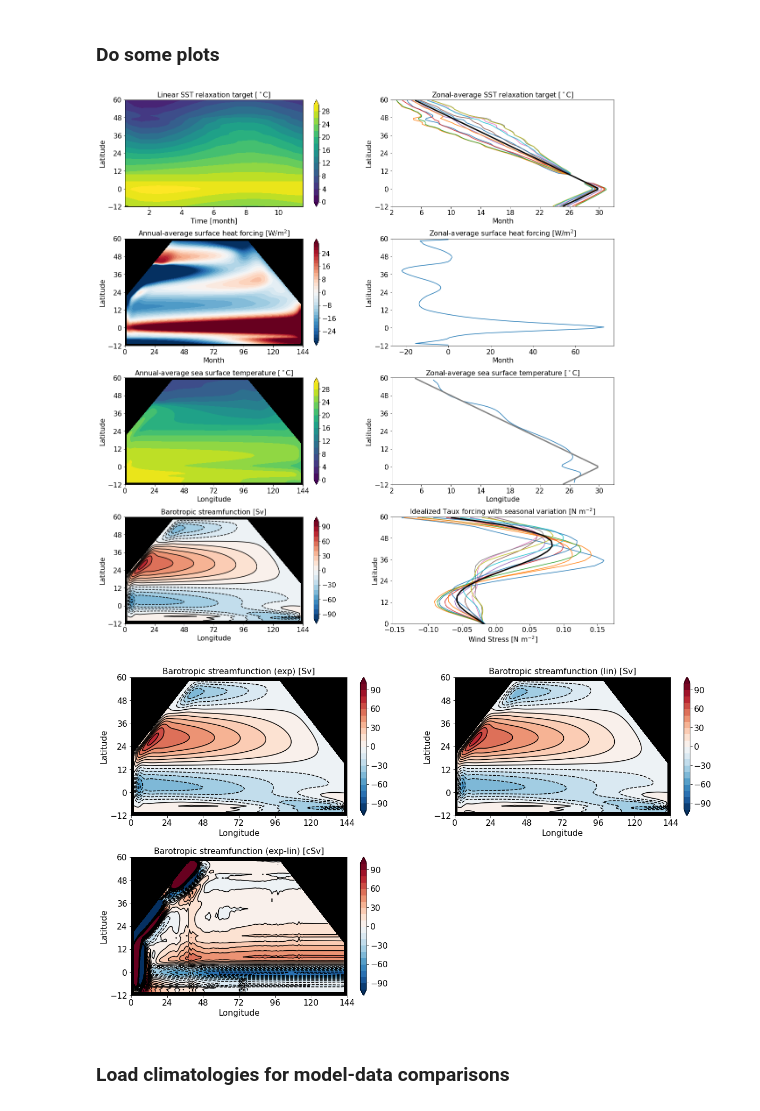
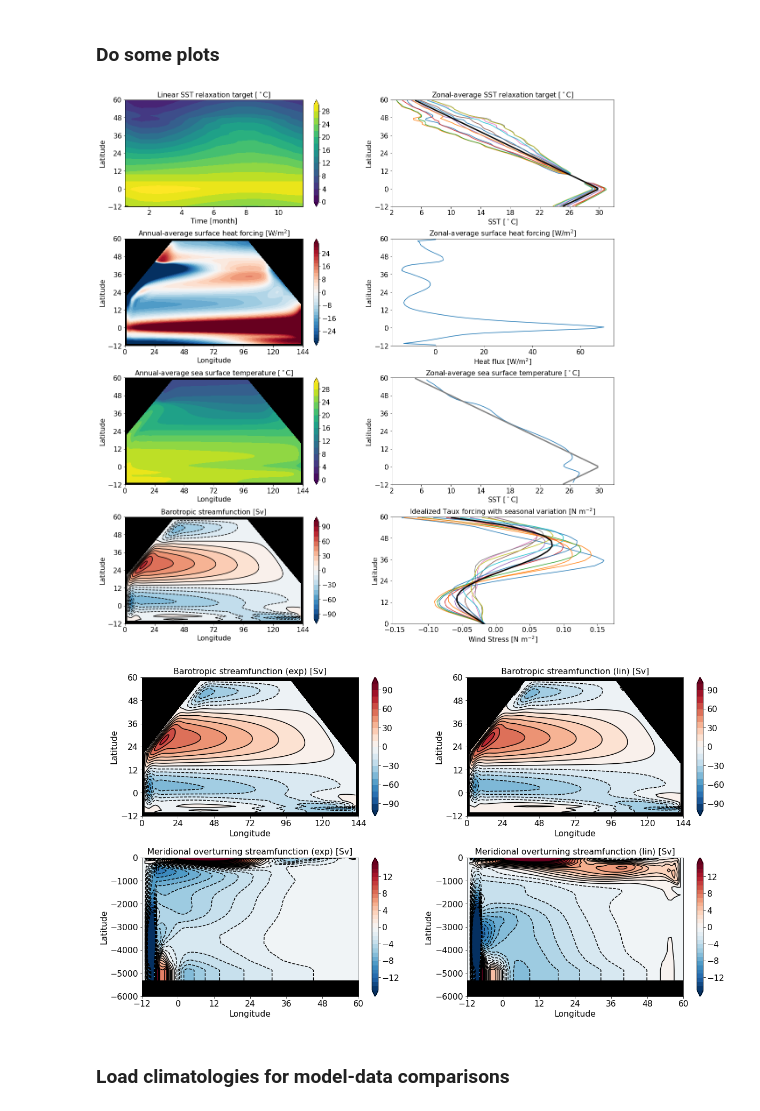
Before and after one commit to seamanticscience/Box_model, a Jupyter notebook: Pacific_Basin_Analysis.ipynb, the cells around one changed output. Saved outputs shown, nothing was run; the diff lists cells and outputs as text; code cells hidden in the pictures.

```diff
--- a/Pacific_Basin_Analysis.ipynb
+++ b/Pacific_Basin_Analysis.ipynb
@@ -153,9 +209,9 @@ vbaro=(  ocediag['VRES'] * np.cos(grid_exp.coords['YG']*(np.pi/180)) * grid_exp.
 baro =( ubaro+vbaro)
 
 # Calculate barotropic streamfunction for linear slope to show the gyres
-locediag     = mitgcm_tools.open_ncfile(model_dir+lindir+'oceDiag.20201103.glob.nc',
+locediag     = mitgcm_tools.open_ncfile(sorted(gb.glob(model_dir+lindir+'oceDiag.*.nc'))[-1],
                                        strange_axes={'Zmd000060':'ZC','Zld000060':'ZL'},grid=grid_exp,chunking={'T':40})
-lgmdiag      = mitgcm_tools.open_ncfile(model_dir+lindir+'gmDiag.20201103.glob.nc',
+lgmdiag      = mitgcm_tools.open_ncfile(sorted(gb.glob(model_dir+lindir+'gmDiag.*.nc'))[-1],
                                        strange_axes={'Zmd000060':'ZC','Zld000060':'ZL'},grid=grid_exp,chunking={'T':40})
 
 lgmdiag['GM_UVEL']=(lgmdiag.GM_PsiX.differentiate('ZL').interp(ZL=grid_lin.ZC)*-1)
@@ -182,26 +263,26 @@ f2, f2ax = plt.subplots(figsize=(20,22),ncols=2,nrows=4)
 f2cb =f2ax.copy()
 f2cax=f2ax.copy()
 
-f2cax[0,0]=f2ax[0,0].contourf(forcing_fields.time,forcing_fields.YC,forcing_fields.sst_relax.mean('XC').T,
+f2cax[0,0]=f2ax[0,0].contourf(forcing.time,forcing.YC,forcing.sst_relax.mean('XC').T,
                         levels=np.arange(0,32,2),extend='both',cmap='viridis')
 f2cb[0,0]=plt.colorbar(f2cax[0,0],ax=f2ax[0,0])
 f2ax[0,0].set(ylim=(-12,60),yticks=np.arange(-12,72,12),
               title='Linear SST relaxation target [$^\circ$C]',
               xlabel='Time [month]',ylabel='Latitude',facecolor='black')
-f2ax[0,1].plot(forcing_fields.sst_relax.mean('XC').T,np.tile(forcing_fields.YC,[12,1]).T)
-f2ax[0,1].plot(forcing_fields.sst_relax.mean({'XC','time'}).T,forcing_fields.YC,color='black',linewidth=3)
+f2ax[0,1].plot(forcing.sst_relax.mean('XC').T,np.tile(forcing.YC,[12,1]).T)
+f2ax[0,1].plot(forcing.sst_relax.mean({'XC','time'}).T,forcing.YC,color='black',linewidth=3)
 f2ax[0,1].set(ylim=(-12,60),yticks=np.arange(-12,72,12),xlim=(2,32),xticks=np.arange(2,34,4),
               title='Zonal-average SST relaxation target [$^\circ$C]',
-              xlabel='Month',ylabel='Latitude')
+              xlabel='SST [$^\circ$C]',ylabel='Latitude')
 f2cax[1,0]=f2ax[1,0].contourf(grid_exp.lonc,grid_exp.latc,oce_surfdiag.TFLUX.isel(T=-1).T*grid_exp.cmask.isel(ZC=0),
                           levels=np.arange(-30,32,2),cmap='RdBu_r',extend='both')
 f2cb[1,0]=plt.colorbar(f2cax[1,0],ax=f2ax[1,0])
 f2ax[1,0].set(ylim=(-12,60),yticks=np.arange(-12,72,12),xlim=(0,144),xticks=np.arange(0,168,24),
               title='Annual-average surface heat forcing [W/m$^2$]',
-              xlabel='Month',ylabel='Latitude',facecolor='black')
+              xlabel='Longitude',ylabel='Latitude',facecolor='black')
 f2ax[1,1].plot(oce_surfdiag.TFLUX.isel(T=-1).mean('XC'),grid_exp.latc.mean('XC'))
 f2ax[1,1].set(ylim=(-12,60),yticks=np.arange(-12,72,12),
-            title='Zonal-average surface heat forcing [W/m$^2$]',xlabel='Month',ylabel='Latitude')
+            title='Zonal-average surface heat forcing [W/m$^2$]',xlabel='Heat flux [W/m$^2$]',ylabel='Latitude')
 f2cax[2,0]=f2ax[2,0].contourf(grid_exp.lonc,grid_exp.latc,ocediag.THETA.isel(T=-1,ZC=0).T*grid_exp.cmask.isel(ZC=0),
                           levels=np.arange(0,32,2),extend='both',cmap='viridis')
 f2cb[2,0]=plt.colorbar(f2cax[2,0],ax=f2ax[2,0])
@@ -209,9 +290,9 @@ f2ax[2,0].set(ylim=(-12,60),yticks=np.arange(-12,72,12),xlim=(0,144),xticks=np.a
               title='Annual-average sea surface temperature [$^\circ$C]',
               xlabel='Longitude',ylabel='Latitude',facecolor='black')
 f2ax[2,1].plot((ocediag.THETA.isel(T=-1)*grid_exp.cmask).isel(ZC=0).mean('XC'),grid_exp.latc.mean('XC'))
-f2ax[2,1].plot(forcing_fields.sst_relax.mean({'XC','time'}).T,forcing_fields.YC,color='grey',linewidth=3)
+f2ax[2,1].plot(forcing.sst_relax.mean({'XC','time'}).T,forcing.YC,color='grey',linewidth=3)
 f2ax[2,1].set(ylim=(-12,60),yticks=np.arange(-12,72,12),xlim=(2,32),xticks=np.arange(2,34,4),
-            title='Zonal-average sea surface temperature [$^\circ$C]',xlabel='Longitude',ylabel='Latitude')
+            title='Zonal-average sea surface temperature [$^\circ$C]',xlabel='SST [$^\circ$C]',ylabel='Latitude')
 f2cax[3,0]=f2ax[3,0].contourf(grid_exp.XG,grid_exp.YG,(baro.isel(T=-1)/1e6),
                    levels=np.arange(-100,110,10),extend='both',cmap='RdBu_r')
 f2cb[3,0]=plt.colorbar(f2cax[3,0],ax=f2ax[3,0])
@@ -220,55 +301,57 @@ f2ax[3,0].set(ylim=(-12,60),yticks=np.arange(-12,72,12),xlim=(0,144),xticks=np.a
               xlabel='Longitude',ylabel='Latitude',facecolor='black')
 f2ax[3,0].contour(grid_exp.XG,grid_exp.YG,(baro.isel(T=-1)/1e6),
                   levels=np.arange(-100,110,10),colors='black')
-f2ax[3,1].plot(forcing_fields.taux.mean('XC').T,np.tile(forcing_fields.YC,[12,1]).T)
-f2ax[3,1].plot(forcing_fields.taux.mean({'XC','time'}).T,forcing_fields.YC,color='black',linewidth=3)
+f2ax[3,1].plot(forcing.taux.mean('XC').T,np.tile(forcing.YC,[12,1]).T)
+f2ax[3,1].plot(forcing.taux.mean({'XC','time'}).T,forcing.YC,color='black',linewidth=3)
 f2ax[3,1].set(ylim=(0,60),yticks=np.arange(0,72,12),
             title='Idealized Taux forcing with seasonal variation [N m$^{-2}$]',xlabel='Wind Stress [N m$^{-2}$]',ylabel='Latitude')
 # Can adjust the subplot size
 plt.subplots_adjust(hspace=0.3)
 plt.show()
-f2.savefig('/home/jml1/inp_phys.pdf',facecolor=f2.get_facecolor(), edgecolor='none',bbox_inches='tight')
+f2.savefig('/home/jml1/Jupyter_Notebooks/inp_phys.pdf',facecolor=f2.get_facecolor(), edgecolor='none',bbox_inches='tight')
 # %% [output]
-[figure, old version]
+[figure, new version]
 # %%
 f2a, f2aax = plt.subplots(figsize=(20,11),ncols=2,nrows=2)
 f2acb =f2aax.copy()
 f2acax=f2aax.copy()
-
-f2acax[0,0]=f2aax[0,0].contourf(grid_exp.XG,grid_exp.YG,(baro.isel(T=-1)/1e6),
+time=-1
+f2acax[0,0]=f2aax[0,0].contourf(grid_exp.XG,grid_exp.YG,(baro.isel(T=time)/1e6),
                    levels=np.arange(-100,110,10),extend='both',cmap='RdBu_r')
 f2acb[0,0]=plt.colorbar(f2acax[0,0],ax=f2aax[0,0])
-f2aax[0,0].contour(grid_exp.XG,grid_exp.YG,(baro.isel(T=-1)/1e6),
+f2aax[0,0].contour(grid_exp.XG,grid_exp.YG,(baro.isel(T=time)/1e6),
                   levels=np.arange(-100,110,10),colors='black')
 f2aax[0,0].set(ylim=(-12,60),yticks=np.arange(-12,72,12),xlim=(0,144),xticks=np.arange(0,168,24),
             title='Barotropic streamfunction (exp) [Sv]',xlabel='Longitude',ylabel='Latitude')
-f2acax[0,1]=f2aax[0,1].contourf(grid_exp.XG,grid_exp.YG,(baro.isel(T=-1)/1e6),
+f2acax[0,1]=f2aax[0,1].contourf(grid_lin.XG,grid_lin.YG,(lbaro.isel(T=time)/1e6),
                    levels=np.arange(-100,110,10),extend='both',cmap='RdBu_r')
 f2acb[0,1]=plt.colorbar(f2acax[0,1],ax=f2aax[0,1])
-f2aax[0,1].contour(grid_lin.XG,grid_lin.YG,(lbaro.isel(T=-1)/1e6),
+f2aax[0,1].contour(grid_lin.XG,grid_lin.YG,(lbaro.isel(T=time)/1e6),
                   levels=np.arange(-100,110,10),colors='black')
 f2aax[0,1].set(ylim=(-12,60),yticks=np.arange(-12,72,12),xlim=(0,144),xticks=np.arange(0,168,24),
             title='Barotropic streamfunction (lin) [Sv]',xlabel='Longitude',ylabel='Latitude')
-f2acax[1,0]=f2aax[1,0].contourf(grid_lin.XG,grid_lin.YG,((baro.isel(T=-1)-lbaro.isel(T=-1))/1e4),
-                   levels=np.arange(-100,110,10),extend='both',cmap='RdBu_r')
+f2acax[1,0]=f2aax[1,0].contourf(grid_exp.YG,grid_exp.ZC,(mres.isel(T=time)/1e6),
+                   levels=np.arange(-15,16,1),extend='both',cmap='RdBu_r')
 f2acb[1,0]=plt.colorbar(f2acax[1,0],ax=f2aax[1,0])
-f2aax[1,0].contour(grid_exp.XG,grid_exp.YG,((baro.isel(T=-1)-lbaro.isel(T=-1))/1e4),
-                  levels=np.arange(-100,110,10),colors='black')
-f2aax[1,0].set(ylim=(-12,60),yticks=np.arange(-12,72,12),xlim=(0,144),xticks=np.arange(0,168,24),
-            title='Barotropic streamfunction (exp-lin) [cSv]',xlabel='Longitude',ylabel='Latitude')
-f2aax[1,1].axes.get_xaxis().set_visible(False)
-f2aax[1,1].get_yaxis().set_visible(False)
-f2aax[1,1].set_facecolor((1,1,1,0))
-f2aax[1,1].set_axis_off()
-
+f2aax[1,0].contour(grid_exp.YG,grid_exp.ZC,(mres.isel(T=time)/1e6),
+                  levels=np.arange(-15,16,1),colors='black')
+f2aax[1,0].set(ylim=(-6000,0),yticks=np.arange(-6000,1000,1000),xlim=(-12,60),xticks=np.arange(-12,72,12),
+            title='Meridional overturning streamfunction (exp) [Sv]',xlabel='Longitude',ylabel='Latitude')
+f2acax[1,1]=f2aax[1,1].contourf(grid_lin.YG,grid_lin.ZC,(lmres.isel(T=time)/1e6),
+                   levels=np.arange(-15,16,1),extend='both',cmap='RdBu_r')
+f2acb[1,1]=plt.colorbar(f2acax[1,1],ax=f2aax[1,1])
+f2aax[1,1].contour(grid_lin.YG,grid_lin.ZC,(lmres.isel(T=time)/1e6),
+                  levels=np.arange(-15,16,1),colors='black')
+f2aax[1,1].set(ylim=(-6000,0),yticks=np.arange(-6000,1000,1000),xlim=(-12,60),xticks=np.arange(-12,72,12),
+            title='Meridional overturning streamfunction (lin) [Sv]',xlabel='Longitude',ylabel='Latitude')
 f2aax=fix_contours(f2aax)
 f2acb=fix_contours(f2acb)
 # Can adjust the subplot size
 plt.subplots_adjust(hspace=0.3)
 plt.show()
-f2a.savefig('/home/jml1/inp_baroexplin.pdf',facecolor=f2a.get_facecolor(), edgecolor='none',bbox_inches='tight')
+f2a.savefig('/home/jml1/Jupyter_Notebooks/inp_baroexplin.pdf',facecolor=f2a.get_facecolor(), edgecolor='none',bbox_inches='tight')
 # %% [output]
-[figure, old version]
+[figure, new version]
 # %% [markdown]
 ### Load climatologies for model-data comparisons
 # %%
```
Also changed, not shown: parts of 23 cells of this notebook, 13 other files.
